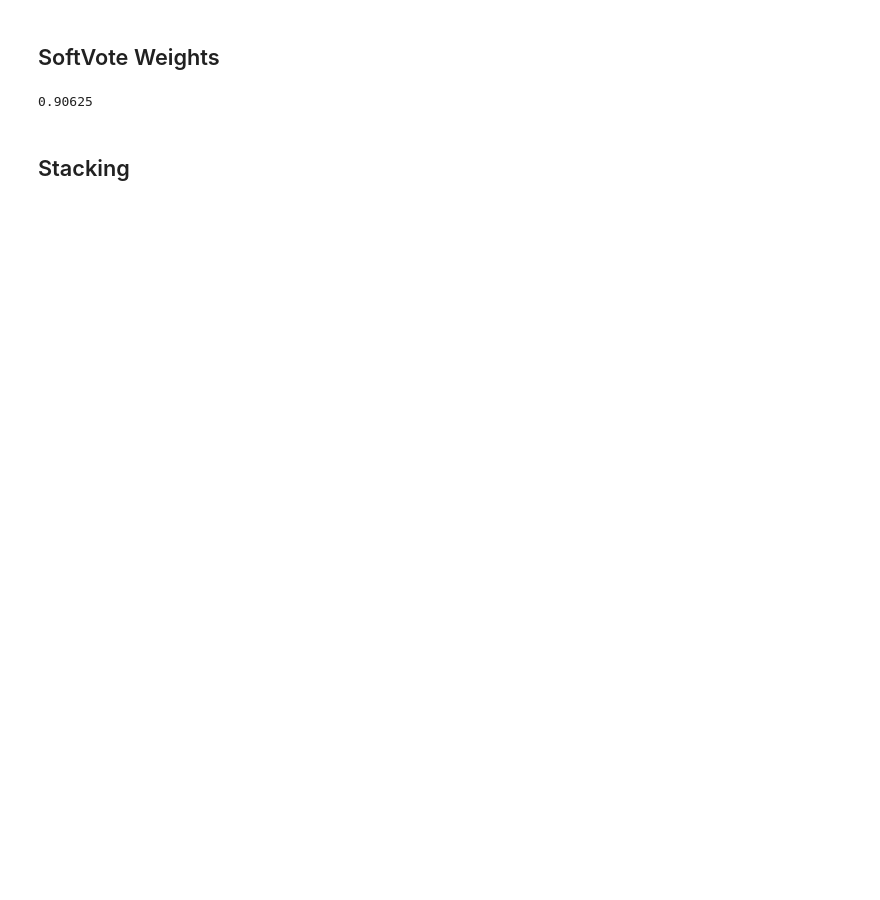
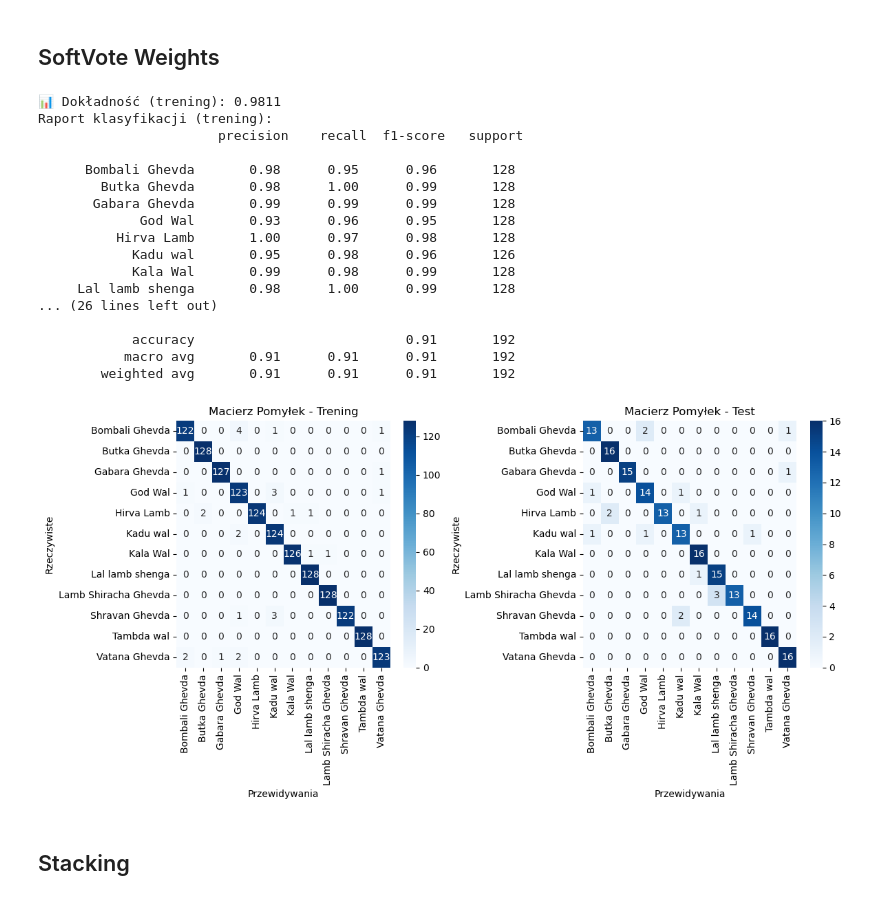
Before and after one commit to matjamroz/projekt_ML, a Jupyter notebook: Clasification.ipynb, the cells around one changed output. Drawn from its saved outputs; the diff is of its cells as text; code cells hidden in the pictures; blank space fills up the shorter version.

Commit message:
Raport format standarized in Classification

```diff
--- a/Clasification.ipynb
+++ b/Clasification.ipynb
@@ -36,13 +94,29 @@ estimators=[('DecisionTree', model1), ('KNN', model2), ('LR', model3)]
 # %%
 from sklearn.ensemble import VotingClassifier
 from sklearn.metrics import accuracy_score
 model_soft = VotingClassifier(estimators=estimators, voting='soft', weights=[0.15, 0.65, 0.20])
-model_soft.fit(X_train, y_train)
 
-y_hat = model_soft.predict(X_test)
-accuracy_score(y_test, y_hat)
+
+evaluate_model(model_soft, X_train, X_test, y_train, y_test)
 # %% [output]
-0.90625
+📊 Dokładność (trening): 0.9811
+Raport klasyfikacji (trening):
+                       precision    recall  f1-score   support
+
+      Bombali Ghevda       0.98      0.95      0.96       128
+        Butka Ghevda       0.98      1.00      0.99       128
+       Gabara Ghevda       0.99      0.99      0.99       128
+             God Wal       0.93      0.96      0.95       128
+          Hirva Lamb       1.00      0.97      0.98       128
+            Kadu wal       0.95      0.98      0.96       126
+            Kala Wal       0.99      0.98      0.99       128
+     Lal lamb shenga       0.98      1.00      0.99       128
+... (26 lines left out)
+
+            accuracy                           0.91       192
+           macro avg       0.91      0.91      0.91       192
+        weighted avg       0.91      0.91      0.91       192
+[figure, added]
 # %% [markdown]
 ## Stacking
 # %%
```
Also changed, not shown: parts of 14 cells of this notebook, 1 other file.
